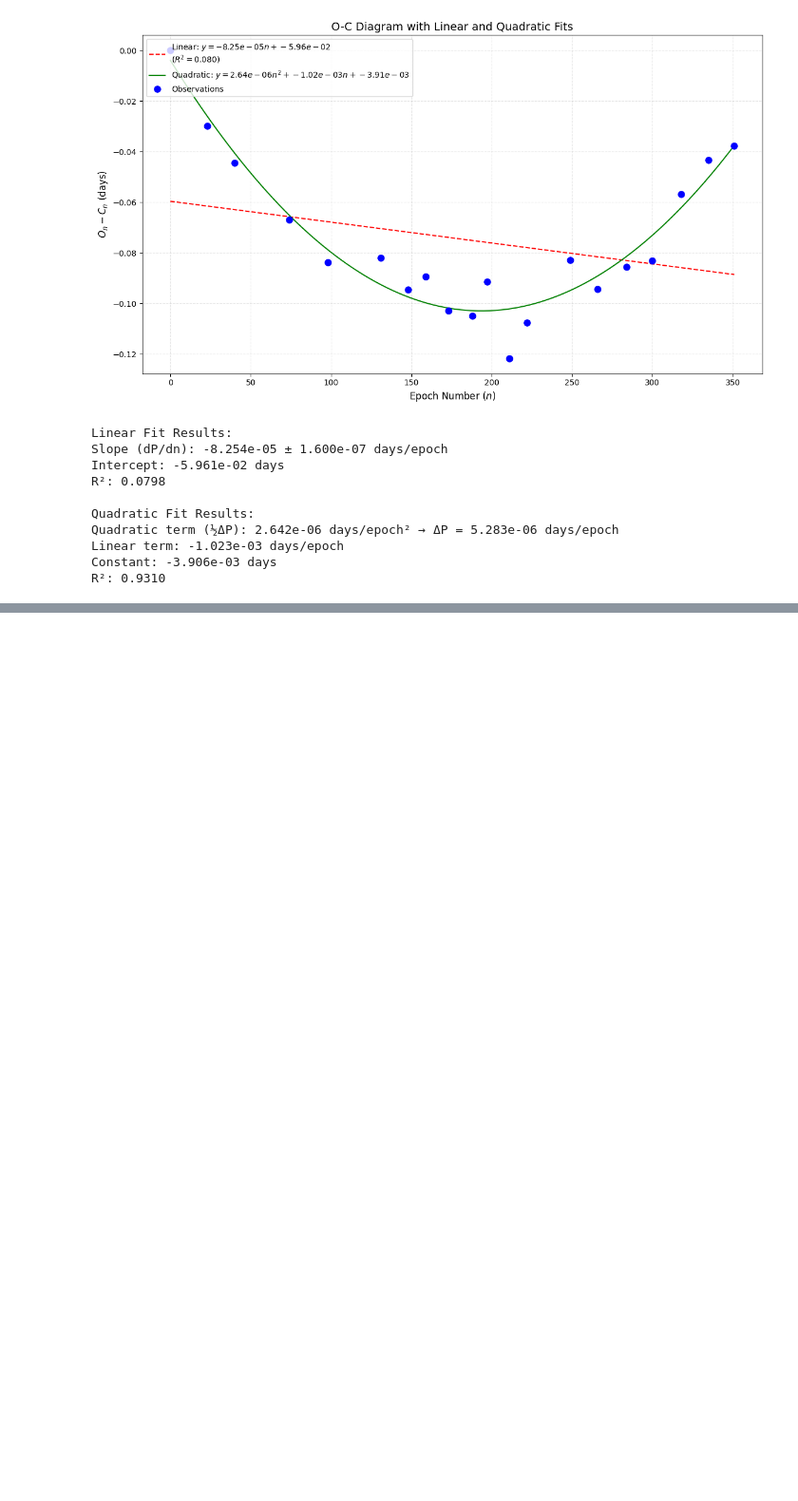
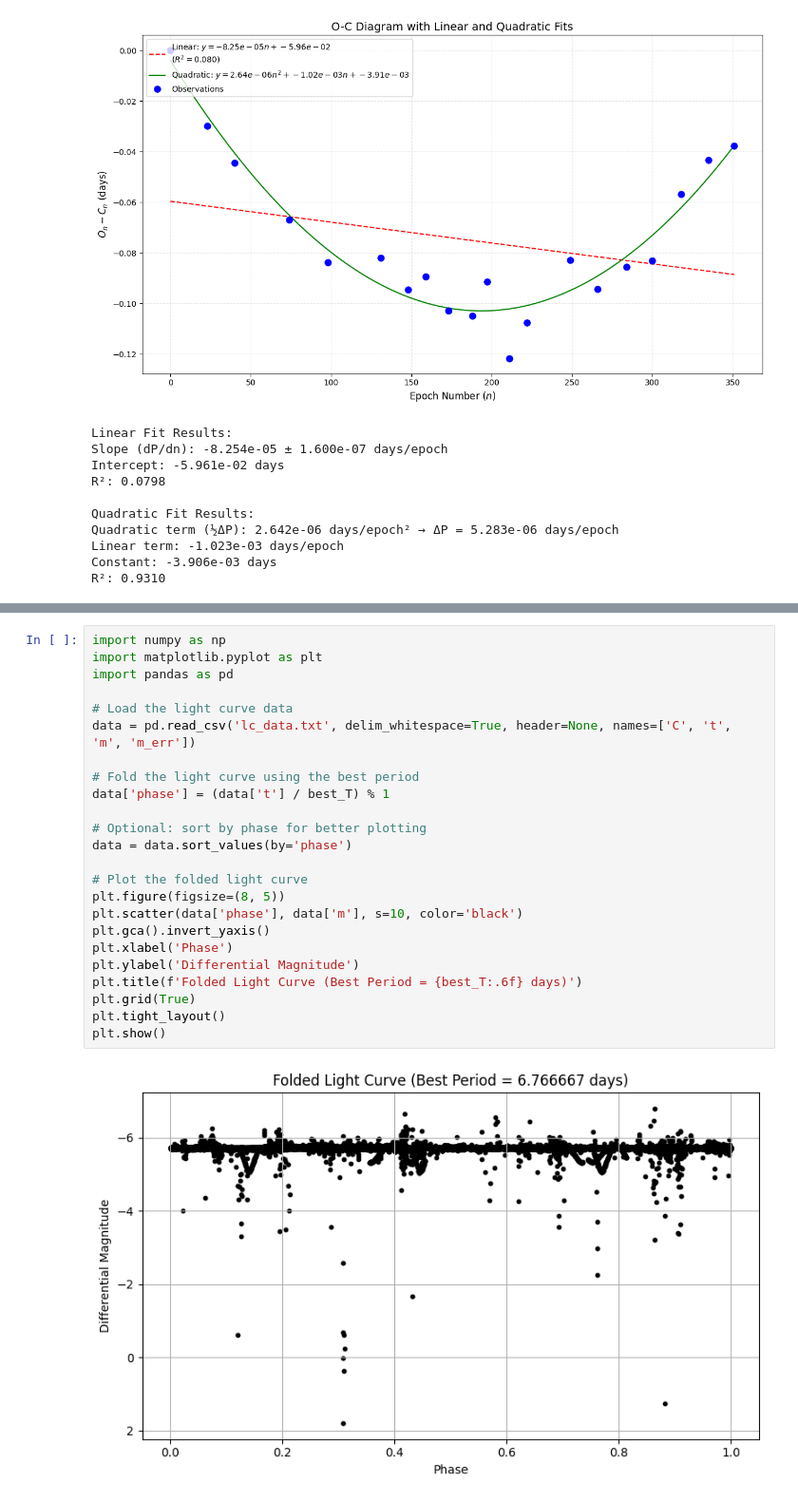
Before and after one commit to BDOAA/Camp-Notebooks, a Jupyter notebook: O_C_analysis_BDOAA.ipynb, the cells around one changed output, grey strips where cells are left out. Shown at 95% size. Drawn from its saved outputs; the diff is of its cells as text; blank space fills up the shorter version.

```diff
--- a/O_C_analysis_BDOAA.ipynb
+++ b/O_C_analysis_BDOAA.ipynb
@@ -707,0 +984,26 @@ R²: 0.9310
+# %%
+import numpy as np
+import matplotlib.pyplot as plt
+import pandas as pd
+
+# Load the light curve data
+data = pd.read_csv('lc_data.txt', delim_whitespace=True, header=None, names=['C', 't', 'm', 'm_err'])
+
+# Fold the light curve using the best period
+data['phase'] = (data['t'] / best_T) % 1
+
+# Optional: sort by phase for better plotting
+data = data.sort_values(by='phase')
+
+# Plot the folded light curve
+plt.figure(figsize=(8, 5))
+plt.scatter(data['phase'], data['m'], s=10, color='black')
+plt.gca().invert_yaxis()
+plt.xlabel('Phase')
+plt.ylabel('Differential Magnitude')
+plt.title(f'Folded Light Curve (Best Period = {best_T:.6f} days)')
+plt.grid(True)
+plt.tight_layout()
+plt.show()
+# %% [output]
+[figure, added]
```
Also changed, not shown: parts of 8 cells of this notebook.
